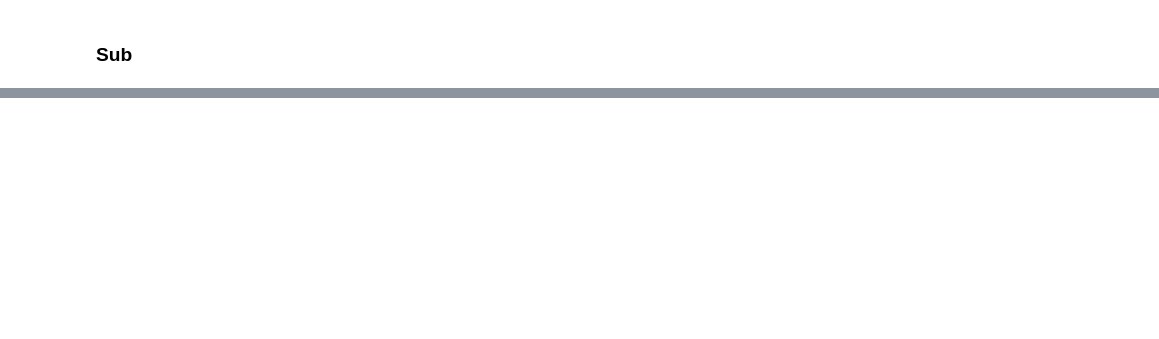
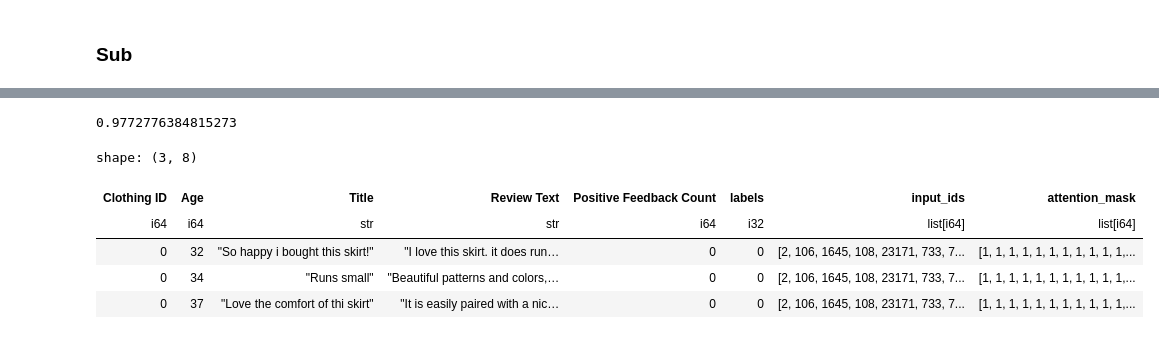
Before and after one commit to yumizu-da/atmaCup17, a Jupyter notebook: exp/016/run.ipynb, the cells around one changed output, grey strips where cells are left out. Cells and saved outputs as stored; diff of their text form; code cells hidden in the pictures; blank space fills up the shorter version.

```diff
--- a/exp/016/run.ipynb
+++ b/exp/016/run.ipynb
@@ -416,0 +421,21 @@ You should probably TRAIN this model on a down-stream task to be able to use it
+# %%
+# auc(CVスコア)
+
+roc_auc_score(train_df[val_idx]["labels"].to_numpy(), torch.softmax(torch.tensor(preds), dim=1).numpy()[:, -1])
+# %% [output]
+0.9772776384815273
+# %%
+# test_dfの前処理
+
+test_df = test_df.with_columns(
+    pl.lit(0).alias("labels")
+)  # 前処理用にダミーのラベルを追加(推論時に一つずらすので実質的には不使用)
+test_df = preprocess_df(test_df, tokenizer)
+test_df.head(3)
+# %% [output]
+shape: (3, 8)
+| Clothing ID | Age | Title | Review Text | Positive Feedback Count | labels | input_ids | attention_mask |
+| i64 | i64 | str | str | i64 | i32 | list[i64] | list[i64] |
+| 0 | 32 | "So happy i bought this skirt!" | "I love this skirt. it does run… | 0 | 0 | [2, 106, 1645, 108, 23171, 733, 7... | [1, 1, 1, 1, 1, 1, 1, 1, 1, 1, 1,... |
+| 0 | 34 | "Runs small" | "Beautiful patterns and colors,… | 0 | 0 | [2, 106, 1645, 108, 23171, 733, 7... | [1, 1, 1, 1, 1, 1, 1, 1, 1, 1, 1,... |
+| 0 | 37 | "Love the comfort of thi skirt" | "It is easily paired with a nic… | 0 | 0 | [2, 106, 1645, 108, 23171, 733, 7... | [1, 1, 1, 1, 1, 1, 1, 1, 1, 1, 1,... |
```
Also changed, not shown: parts of 12 cells of this notebook.
